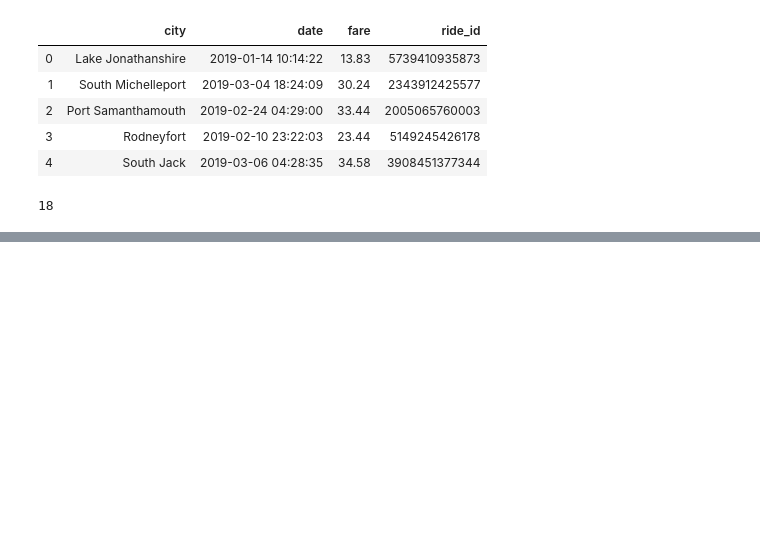
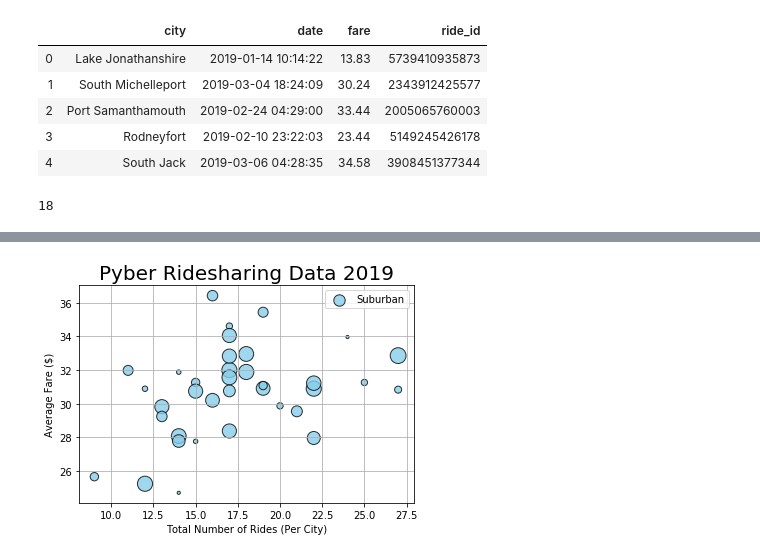
Before and after one commit to elizabethhwhitford/Pyber_Analysis, a Jupyter notebook: Pyber.ipynb, the cells around one changed output, grey strips where cells are left out. Cells and saved outputs as stored; diff of their text form; code cells hidden in the pictures; blank space fills up the shorter version.

```diff
--- a/Pyber.ipynb
+++ b/Pyber.ipynb
@@ -45,0 +84,11 @@ pyber_data_df.head()
+# %%
+# Scatter plot for suburban analysis
+plt.scatter(suburban_ride_count, suburban_avg_fare, s=suburban_driver_count*10, linewidths=1, edgecolor="black", c="skyblue", alpha=.8, label="Suburban")
+plt.xlabel("Total Number of Rides (Per City)")
+plt.ylabel("Average Fare ($)")
+plt.title("Pyber Ridesharing Data 2019", fontsize=20)
+plt.grid(True)
+plt.legend()
+plt.show()
+# %% [output]
+[figure, added]
```
Also changed, not shown: parts of 10 cells of this notebook, 1 other file.
